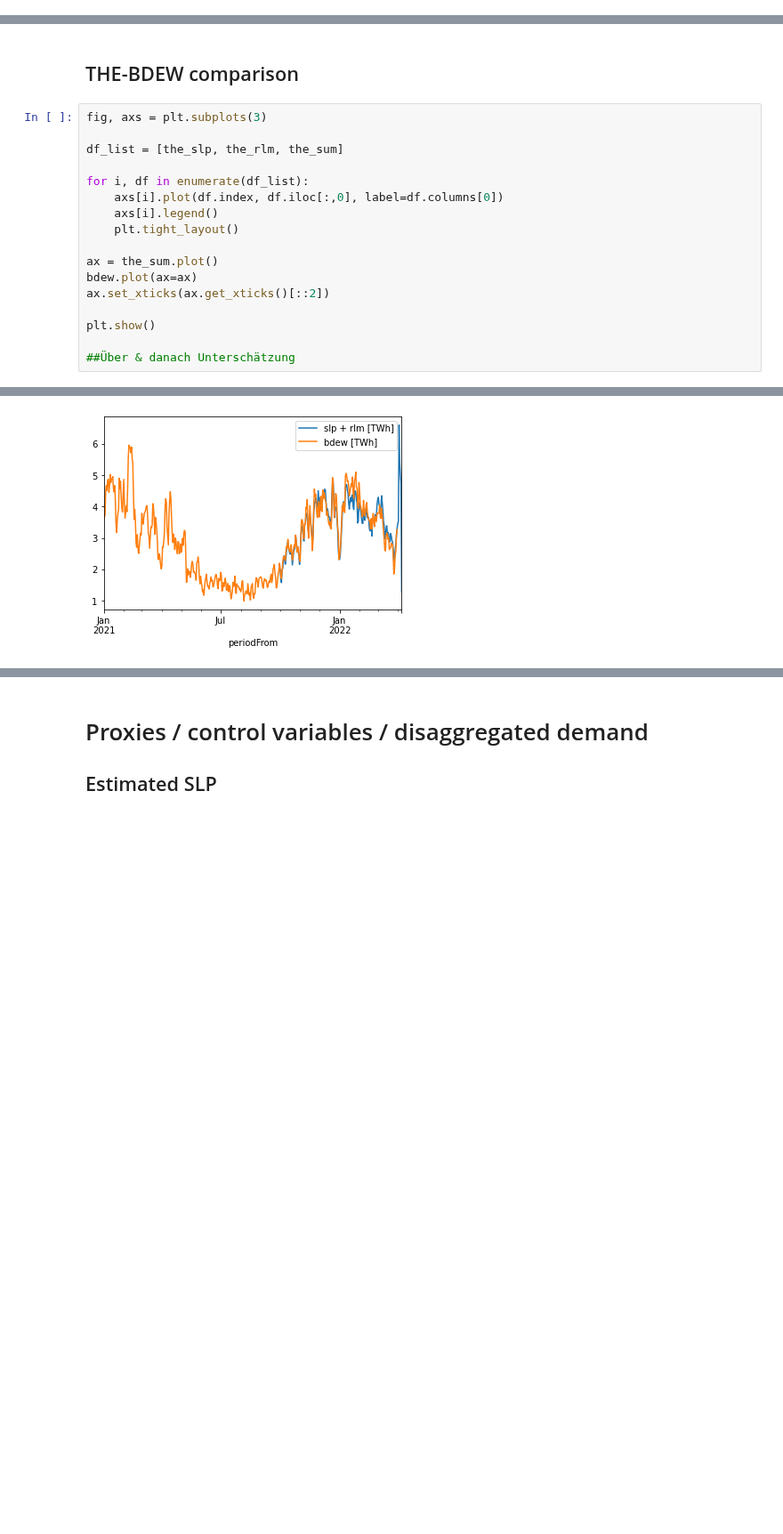
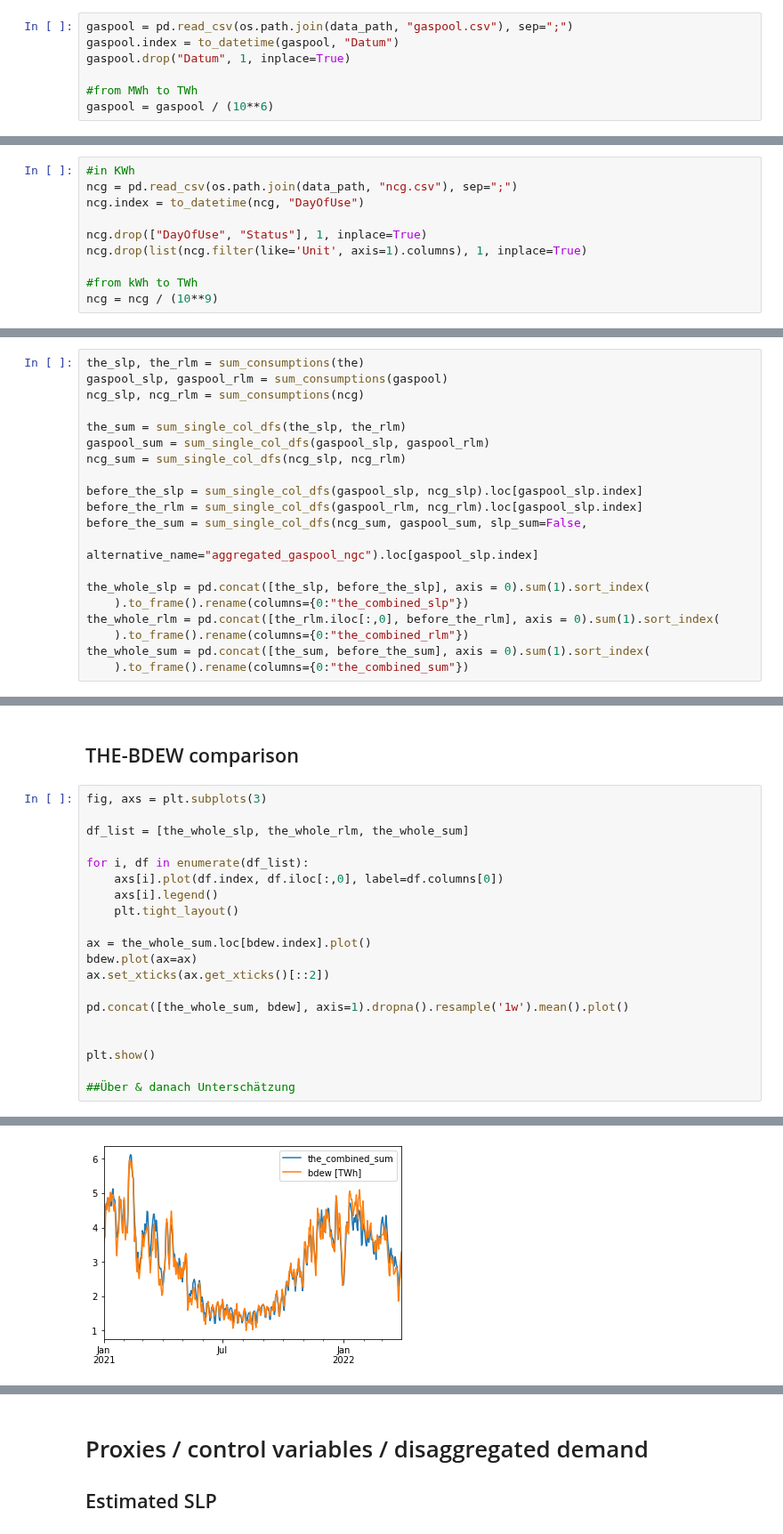
Before and after one commit to oruhnau/energy_demand, a Jupyter notebook: top_down/preprocessing.ipynb, the cells around one changed output, grey strips where cells are left out. Shown at 89% size. Saved outputs shown, nothing was run; the diff lists cells and outputs as text; blank space fills up the shorter version.

```diff
--- a/top_down/preprocessing.ipynb
+++ b/top_down/preprocessing.ipynb
@@ -44,0 +55,7 @@ the_sum = (the_slp.iloc[:,0] + the_rlm.iloc[:,0]).to_frame().rename(columns={0:"
+# %%
+gaspool = pd.read_csv(os.path.join(data_path, "gaspool.csv"), sep=";")
+gaspool.index = to_datetime(gaspool, "Datum")
+gaspool.drop("Datum", 1, inplace=True)
+
+#from MWh to TWh
+gaspool = gaspool / (10**6)
@@ -44,0 +64,10 @@ the_sum = (the_slp.iloc[:,0] + the_rlm.iloc[:,0]).to_frame().rename(columns={0:"
+# %%
+#in KWh
+ncg = pd.read_csv(os.path.join(data_path, "ncg.csv"), sep=";")
+ncg.index = to_datetime(ncg, "DayOfUse")
+
+ncg.drop(["DayOfUse", "Status"], 1, inplace=True)
+ncg.drop(list(ncg.filter(like='Unit', axis=1).columns), 1, inplace=True)
+
+#from kWh to TWh
+ncg = ncg / (10**9)
@@ -44,0 +95,20 @@ the_sum = (the_slp.iloc[:,0] + the_rlm.iloc[:,0]).to_frame().rename(columns={0:"
+# %%
+the_slp, the_rlm = sum_consumptions(the)
+gaspool_slp, gaspool_rlm = sum_consumptions(gaspool)
+ncg_slp, ncg_rlm = sum_consumptions(ncg)
+
+the_sum = sum_single_col_dfs(the_slp, the_rlm)
+gaspool_sum = sum_single_col_dfs(gaspool_slp, gaspool_rlm)
+ncg_sum = sum_single_col_dfs(ncg_slp, ncg_rlm)
+
+before_the_slp = sum_single_col_dfs(gaspool_slp, ncg_slp).loc[gaspool_slp.index]
+before_the_rlm = sum_single_col_dfs(gaspool_rlm, ncg_rlm).loc[gaspool_slp.index]
+before_the_sum = sum_single_col_dfs(ncg_sum, gaspool_sum, slp_sum=False,
+                                    alternative_name="aggregated_gaspool_ngc").loc[gaspool_slp.index]
+
+the_whole_slp = pd.concat([the_slp, before_the_slp], axis = 0).sum(1).sort_index(
+    ).to_frame().rename(columns={0:"the_combined_slp"})
+the_whole_rlm = pd.concat([the_rlm.iloc[:,0], before_the_rlm], axis = 0).sum(1).sort_index(
+    ).to_frame().rename(columns={0:"the_combined_rlm"})
+the_whole_sum = pd.concat([the_sum, before_the_sum], axis = 0).sum(1).sort_index(
+    ).to_frame().rename(columns={0:"the_combined_sum"})
@@ -47,16 +125,19 @@ the_sum = (the_slp.iloc[:,0] + the_rlm.iloc[:,0]).to_frame().rename(columns={0:"
 # %%
 fig, axs = plt.subplots(3)
 
-df_list = [the_slp, the_rlm, the_sum]
+df_list = [the_whole_slp, the_whole_rlm, the_whole_sum]
 
 for i, df in enumerate(df_list):
     axs[i].plot(df.index, df.iloc[:,0], label=df.columns[0])
     axs[i].legend()
     plt.tight_layout()
 
-ax = the_sum.plot()
+ax = the_whole_sum.loc[bdew.index].plot()
 bdew.plot(ax=ax)
 ax.set_xticks(ax.get_xticks()[::2])
+
+pd.concat([the_whole_sum, bdew], axis=1).dropna().resample('1w').mean().plot()
+
 
 plt.show()
 
@@ -66 +147 @@ plt.show()
-[figure, old version]
+[figure, new version]
```
Also changed, not shown: parts of 42 cells of this notebook, 6 other files.
